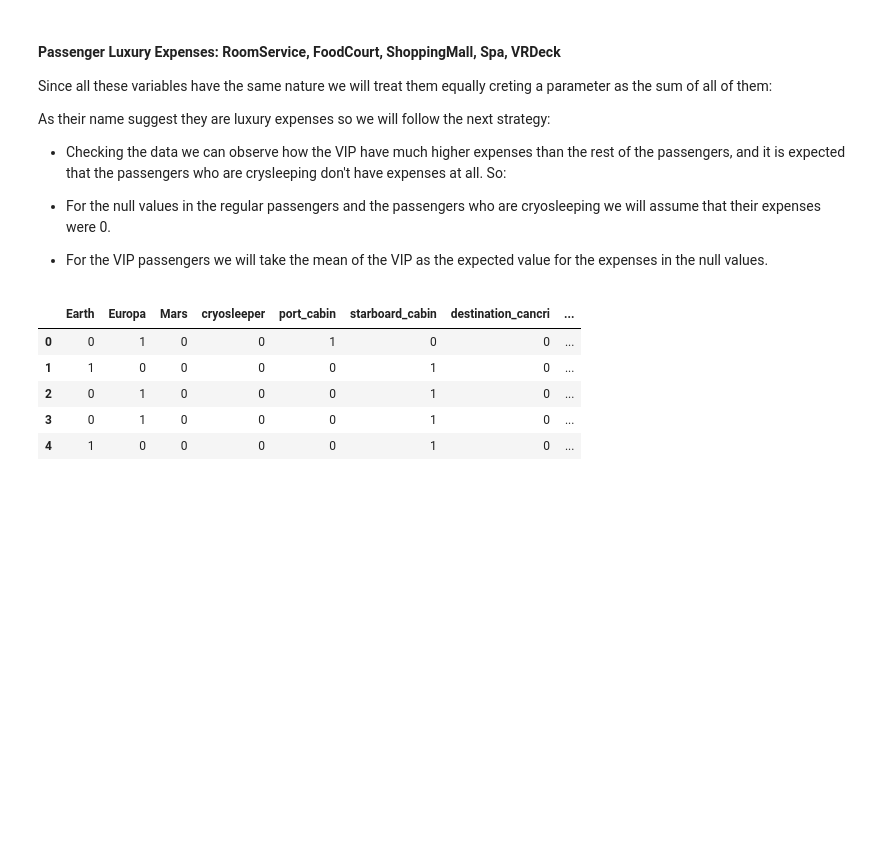
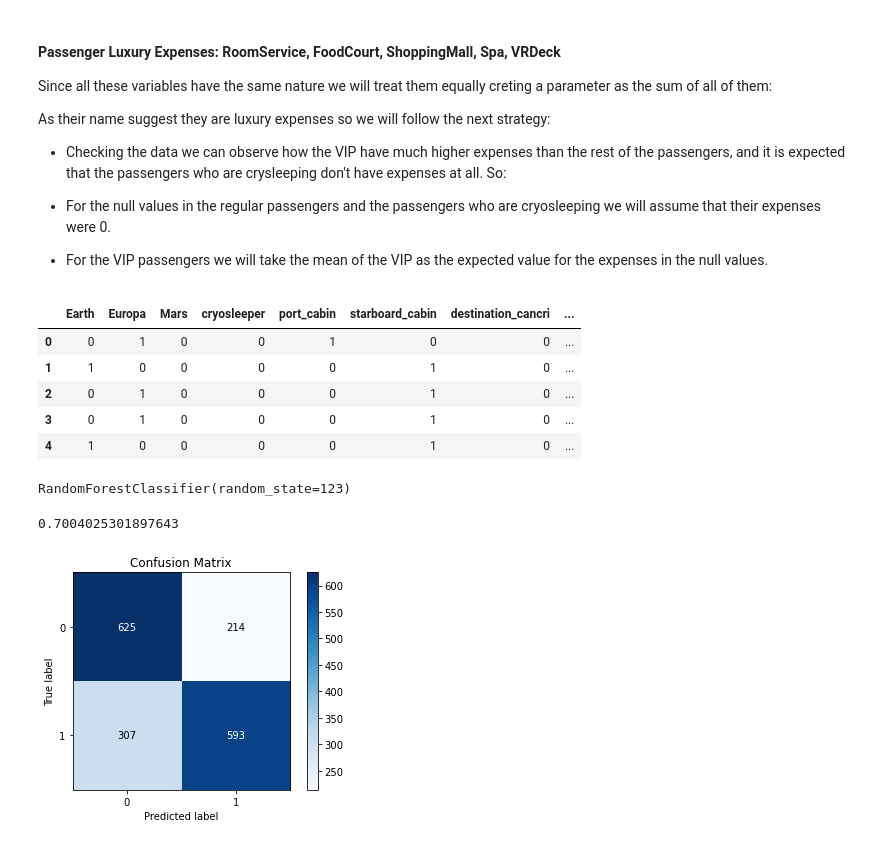
Before and after one commit to mateoricio/spaceship-titanic, a Jupyter notebook: spaceship-titanic.ipynb, the cells around one changed output. Saved outputs shown, nothing was run; the diff lists cells and outputs as text; code cells hidden in the pictures; blank space fills up the shorter version.

```diff
--- a/spaceship-titanic.ipynb
+++ b/spaceship-titanic.ipynb
@@ -188,0 +194,24 @@ df.head()
+# %%
+from sklearn.model_selection import train_test_split
+
+X_train, X_test, y_train, y_test = train_test_split(dataset_X, dataset_y, test_size=.2, random_state=132)
+# %%
+from sklearn.ensemble import RandomForestClassifier
+random_forest = RandomForestClassifier(random_state=123)
+# %%
+random_forest.fit(X_train, y_train)
+# %% [output]
+RandomForestClassifier(random_state=123)
+# %%
+random_forest.score(X_test, y_test)
+# %% [output]
+0.7004025301897643
+# %%
+y_predict = random_forest.predict(X_test)
+y_proba = random_forest.predict_proba(X_test)
+# %%
+from sklearn.metrics import confusion_matrix
+confusion_matrix_values = skplt.metrics.confusion_matrix(y_test, y_predict)
+skplt.metrics.plot_confusion_matrix(y_test, y_predict);
+# %% [output]
+[figure, added]
```
Also changed, not shown: parts of 4 cells of this notebook.
